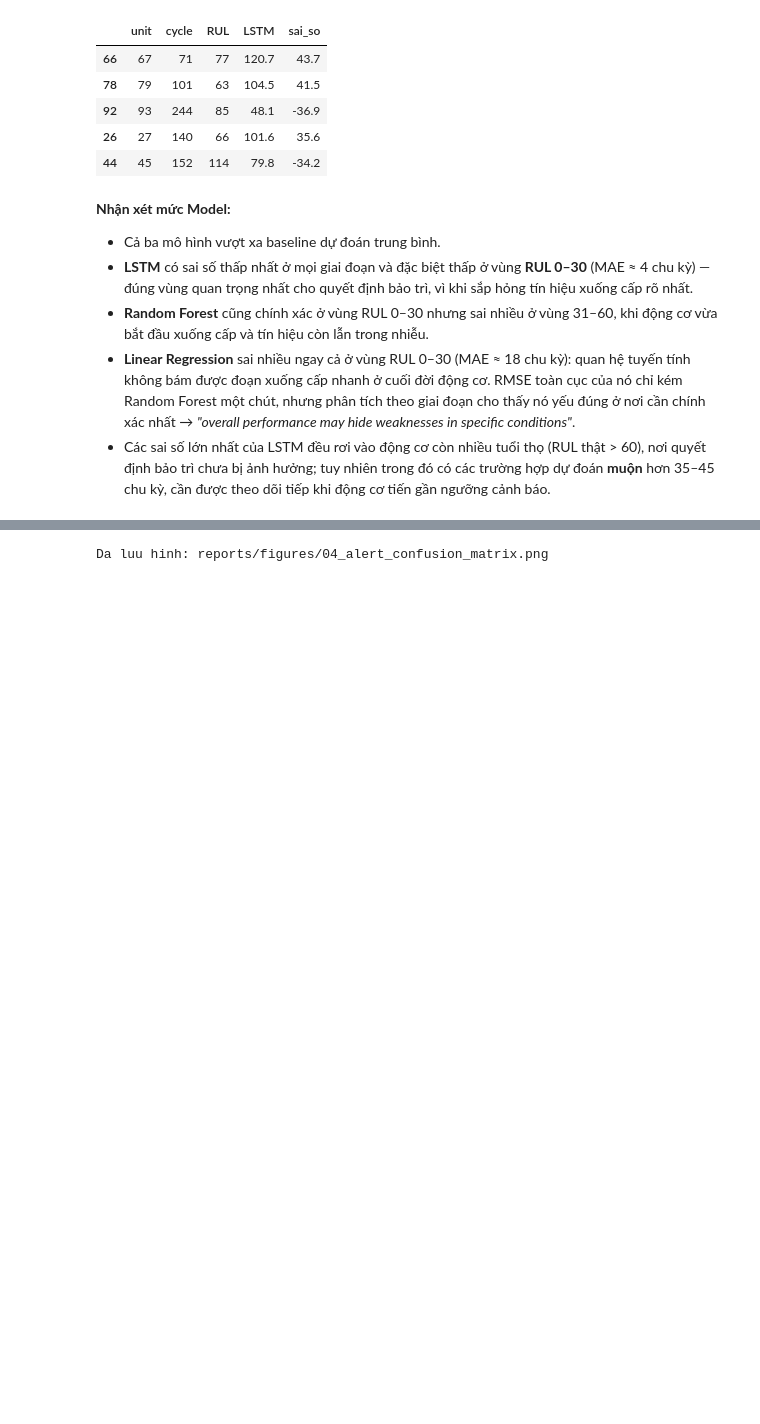
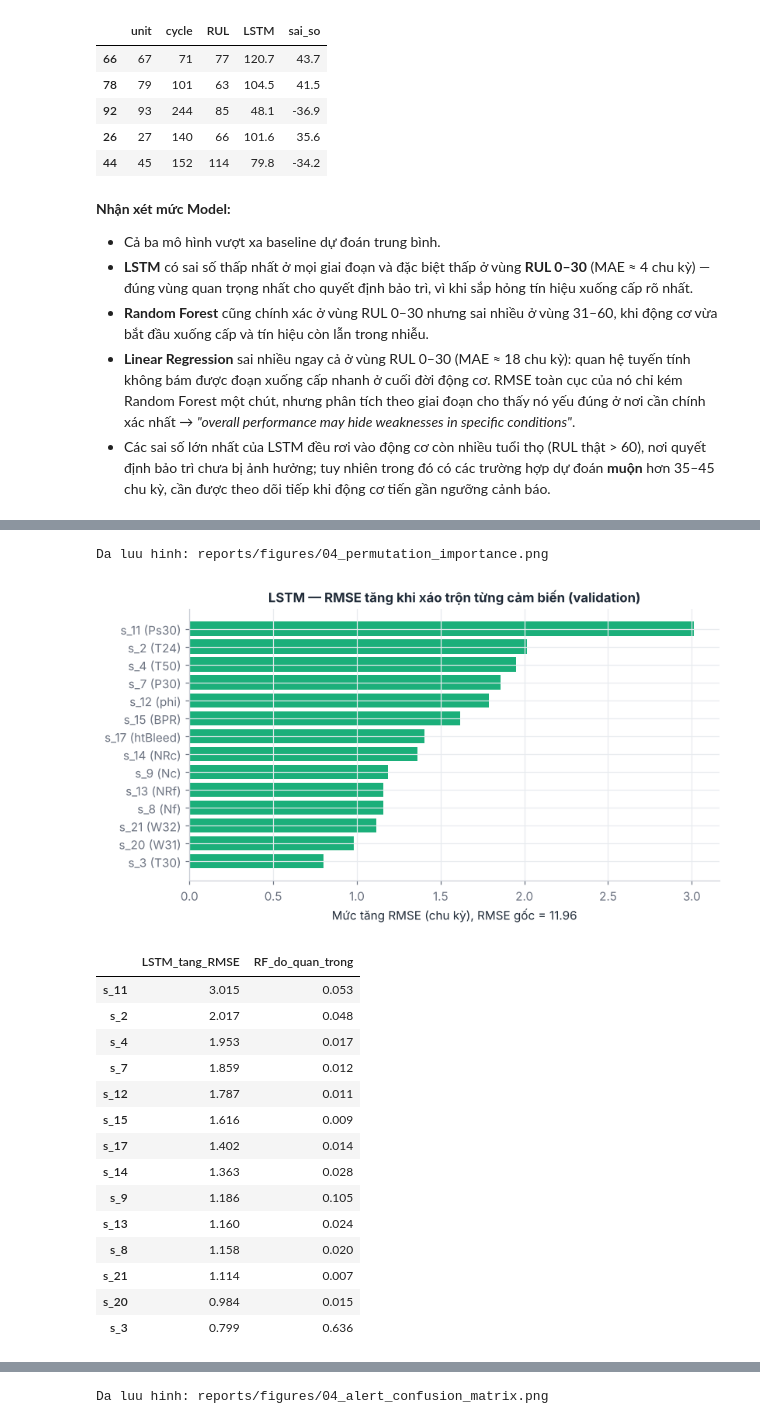
Before and after one commit to duyenphung206-sudo/turbofan-rul-prediction, a Jupyter notebook: notebooks/04_evaluation.ipynb, the cells around one changed output, grey strips where cells are left out. Cells and saved outputs as stored; diff of their text form; code cells hidden in the pictures; blank space fills up the shorter version.

Commit message:
feat(eval): add ROC-AUC, retraining stability, cost sensitivity and permutation importance

```diff
--- a/notebooks/04_evaluation.ipynb
+++ b/notebooks/04_evaluation.ipynb
@@ -209,0 +215,43 @@ worst[["unit", "cycle", "RUL", best_by_rmse, "sai_so"]].round(1)
+# %%
+# Permutation importance cua LSTM tren tap validation (tap test chi dung cho danh gia cuoi)
+X_val_seq, y_val_seq, _ = make_sequences(feat_val, sensors, SEQ_LEN)
+base_rmse = regression_metrics(y_val_seq, np.clip(models["LSTM"].predict(X_val_seq, verbose=0, batch_size=512).ravel(), 0, RUL_CAP))["RMSE"]
+rng_pi = np.random.RandomState(RANDOM_STATE)
+perm_importance = {}
+for j, s in enumerate(sensors):
+    X_perm = X_val_seq.copy()
+    X_perm[:, :, j] = X_perm[rng_pi.permutation(len(X_perm)), :, j]     # xao tron 1 cam bien giua cac chuoi
+    pred = np.clip(models["LSTM"].predict(X_perm, verbose=0, batch_size=512).ravel(), 0, RUL_CAP)
+    perm_importance[s] = regression_metrics(y_val_seq, pred)["RMSE"] - base_rmse
+
+# Doi chieu: do quan trong cua Random Forest, cong 3 dac trung (goc, trung binh truot, do lech chuan truot) cua moi cam bien
+rf_imp = pd.Series(models["Random Forest"].feature_importances_, index=features)
+rf_by_sensor = {s: float(rf_imp[[s, f"{s}_mean", f"{s}_std"]].sum()) for s in sensors}
+
+pi = pd.Series(perm_importance).sort_values()
+fig, ax = plt.subplots(figsize=(7.5, 4.2))
+ax.barh([f"{s} ({SENSOR_INFO[s][0]})" for s in pi.index], pi.values, color=MODEL_COLORS["LSTM"])
+ax.set(title="LSTM — RMSE tăng khi xáo trộn từng cảm biến (validation)",
+       xlabel=f"Mức tăng RMSE (chu kỳ), RMSE gốc = {base_rmse:.2f}")
+fig.tight_layout()
+save_fig(fig, "04_permutation_importance.png")
+plt.show()
+pd.DataFrame({"LSTM_tang_RMSE": perm_importance, "RF_do_quan_trong": rf_by_sensor}).sort_values("LSTM_tang_RMSE", ascending=False).round(3)
+# %% [output]
+Da luu hinh: reports/figures/04_permutation_importance.png
+[figure, added]
+|  | LSTM_tang_RMSE | RF_do_quan_trong |
+| s_11 | 3.015 | 0.053 |
+| s_2 | 2.017 | 0.048 |
+| s_4 | 1.953 | 0.017 |
+| s_7 | 1.859 | 0.012 |
+| s_12 | 1.787 | 0.011 |
+| s_15 | 1.616 | 0.009 |
+| s_17 | 1.402 | 0.014 |
+| s_14 | 1.363 | 0.028 |
+| s_9 | 1.186 | 0.105 |
+| s_13 | 1.160 | 0.024 |
+| s_8 | 1.158 | 0.020 |
+| s_21 | 1.114 | 0.007 |
+| s_20 | 0.984 | 0.015 |
+| s_3 | 0.799 | 0.636 |
```
Also changed, not shown: parts of 12 cells of this notebook, 3 other files.
